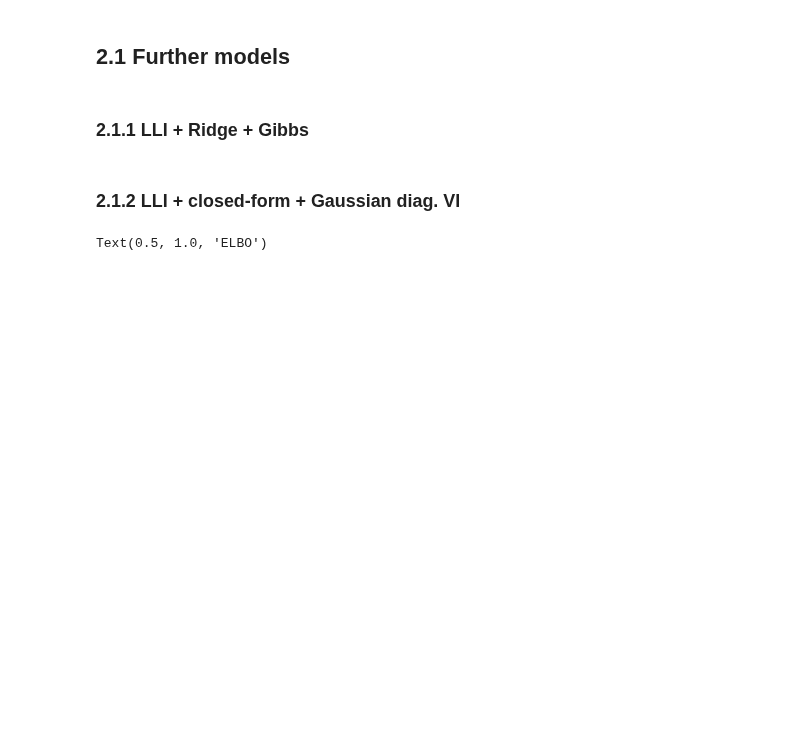
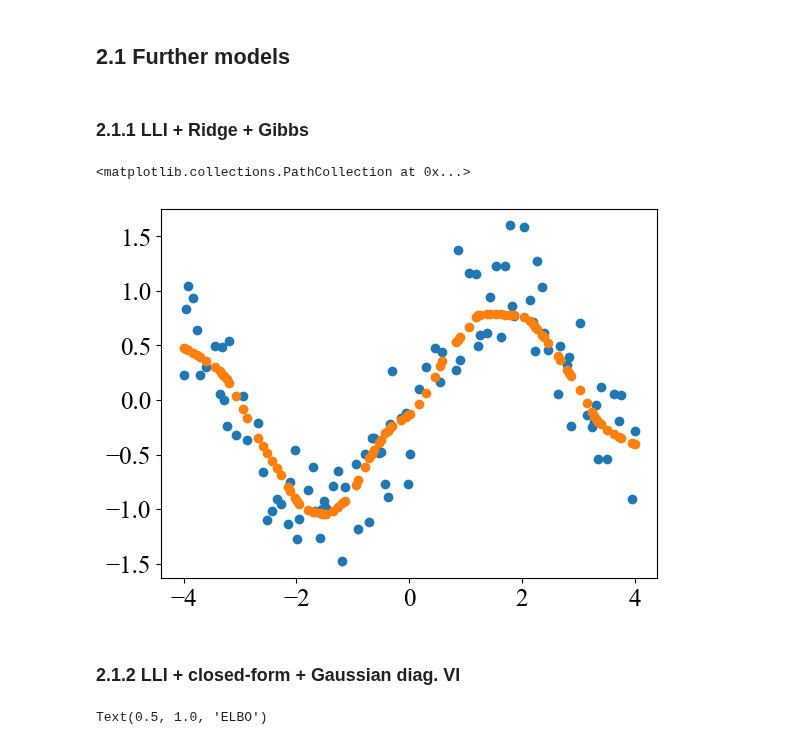
Before and after one commit to clarahoffmann/last-layer-inf, a Jupyter notebook: src/1d_regression.ipynb, the cells around one changed output. Drawn from its saved outputs; the diff is of its cells as text; code cells hidden in the pictures; blank space fills up the shorter version.

```diff
--- a/src/1d_regression.ipynb
+++ b/src/1d_regression.ipynb
@@ -111,9 +93,9 @@ lli_net.eval()
 # fit last-layer posterior
 Psi = lli_net.get_ll_embedd(xs_train)
 d = Psi.shape[1]
-Sigma_N_inv = (1/sigma_0**2)*torch.eye(d) + (1/sigma_eps**2)*(Psi.T @ Psi)
+Sigma_N_inv = (1/sigma_0**2)*torch.eye(d) + (1/sigma_0**2)*(Psi.T @ Psi)
 Sigma_N = torch.linalg.inv(Sigma_N_inv).detach()
-mu_N = Sigma_N @ ((1/sigma_eps**2)*(Psi.T @ ys_train)).detach()
+mu_N = Sigma_N @ ((1/sigma_0**2)*(Psi.T @ ys_train)).detach()
 # %% [markdown]
 ### 1.2.2 MC dropout
 # %%
@@ -222,10 +204,6 @@ fig.savefig('1d_regression.pdf', bbox_inches='tight')
 # 2. Further models and benchmark figure
 # %% [markdown]
 ## 2.1 Further models
-# %%
-# prediction coordinates, here we need the validation points!
-xs_val = torch.tensor(xs[val_idx]).unsqueeze(-1).float()
-ys_val = torch.tensor(ys[val_idx]).float()
 # %% [markdown]
 ### 2.1.1 LLI + Ridge + Gibbs
 # %%
@@ -255,6 +233,12 @@ for i in tqdm(range(Psi_pred.shape[0])):
 rmse_lli = (ys_val.reshape(-1,1) - torch.tensor(np.array(preds['mean']))).pow(2).sqrt()
 rmse_lli_gibbs_mean = rmse_lli.mean()
 rmse_ll_gibbs_std = rmse_lli.std()
+# %%
+plt.scatter(xs_val,ys_val)
+plt.scatter(xs_val, preds['mean'])
+# %% [output]
+<matplotlib.collections.PathCollection at 0x...>
+[figure, added]
 # %% [markdown]
 ### 2.1.2 LLI + closed-form + Gaussian diag. VI
 # %%
```
Also changed, not shown: parts of 14 cells of this notebook.
